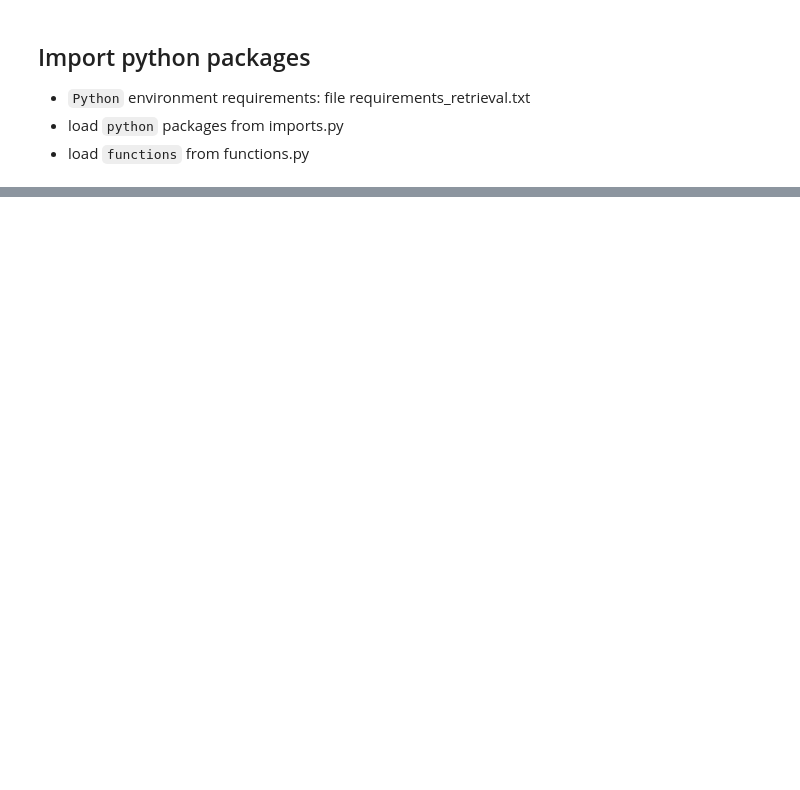
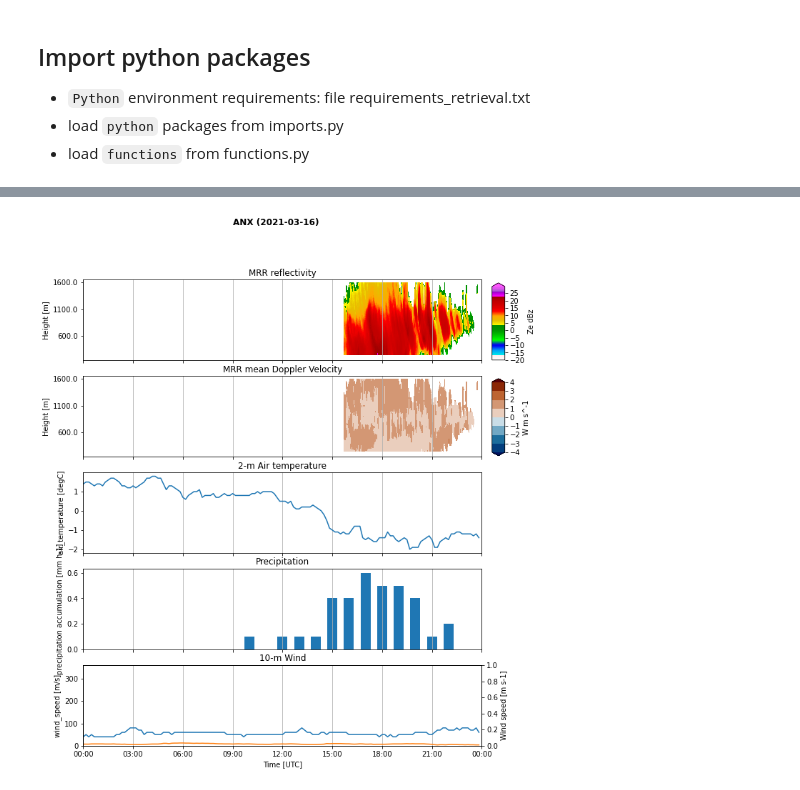
Before and after one commit to franzihe/retrieval_analysis, a Jupyter notebook: work/MRR_IMProToo/plt_mmr_reflectivity.ipynb, the cells around one changed output, grey strips where cells are left out. Drawn from its saved outputs; the diff is of its cells as text; code cells hidden in the pictures; blank space fills up the shorter version.

Commit message:
add precipitation, wind to plot

```diff
--- a/work/MRR_IMProToo/plt_mmr_reflectivity.ipynb
+++ b/work/MRR_IMProToo/plt_mmr_reflectivity.ipynb
@@ -53,8 +60,8 @@ from imports import(xr, glob, plt,radar, np, DateFormatter, datetime, cm)
 %load_ext autoreload
 %autoreload 2
 # %%
-plt.rc('font', size=21) #controls default text size
-plt.rcParams["font.serif"]= ['DejaVu Serif']
+# plt.rc('font', size=21) #controls default text size
+# plt.rcParams["font.serif"]= ['DejaVu Serif']
 # %%
 sites = ["ANX", "ALOMAR"]
 years = ["2021", "2022"]
@@ -96,2 +88,0 @@ met_no_dict['ANX.2022']
-# %%
-key = "ANX.2022"
@@ -120,2 +89,3 @@ for key in mrr_in_dict.keys():
 # %%
-title = ['MRR reflectivity', 'MRR mean Doppler Velocity', '2-m air temperature']
+# key = "ANX.2022"
+title = ['MRR reflectivity', 'MRR mean Doppler Velocity', '2-m Air temperature', 'Precipitation', '10-m Wind']
@@ -124,6 +92,10 @@ title = ['MRR reflectivity', 'MRR mean Doppler Velocity', '2-m air temperature']
-# %%
-j = 0
 # %%
+for key in mrr_in_dict.keys():
+    # print(len(mrr_in_dict[key]))
+
+
+    for j in range(len(mrr_in_dict[key])):
+
         date = mrr_in_dict[key][j][-11:-3]
 
         # Define name for figure
@@ -133,7 +105,80 @@ j = 0
         day_start = datetime.datetime.strptime("{} 00:00:00".format(date), '%Y%m%d %H:%M:%S').strftime('%Y-%m-%d %H:%M:%S')
         day_end = (datetime.datetime.strptime("{} 00:00:00".format(date), '%Y%m%d %H:%M:%S') + datetime.timedelta(hours=23, minutes=59)).strftime('%Y-%m-%d %H:%M:%S')
 
+        # select reflectivity and height to make radar reflectivity plot
+        _Ze = ds_dict[key]['Ze'].sel(time = slice(day_start, day_end))
+        _height = ds_dict[key]['height'].sel(time = slice(day_start, day_end))
+
+        # select mean doppler veleocity
+        _W = ds_dict[key]['W'].sel(time = slice(day_start, day_end))
+
         _air_temp = ds_dict_metno[key]['air_temperature'].sel(time = slice(day_start, day_end))
         _pp = ds_dict_metno[key]['sum(precipitation_amount PT1H)'].sel(time = slice(day_start, day_end)).groupby('time.hour').sum('time')
         _wd = ds_dict_metno[key]['wind_from_direction'].sel(time = slice(day_start, day_end))
         _ws = ds_dict_metno[key]['wind_speed'].sel(time = slice(day_start, day_end))
+
+
+        _sometime = []
+        for hours in _pp.hour.values:
+                _sometime.append((datetime.datetime.strptime("{} 00:00:00".format(date), '%Y%m%d %H:%M:%S') + datetime.timedelta(hours=int(hours))).strftime('%Y-%m-%d %H:%M:%S'))
+
+
+        _pp = _pp.assign_coords({'hour': _sometime}).rename(hour='time')
+        _pp['time'] = pd.DatetimeIndex(_pp['time'].values)
+
+
+
+        fig, axsm = plt.subplots(5, 1, figsize=[10,12], sharex=True, )
+        axs = axsm.flatten()
+
+        p1 = _Ze.plot.contourf(ax = axs[0], x='time', y='range', vmin = -20,
+                            levels = np.arange(-20, 30,0.5),
+                            cmap=plt.get_cmap('pymeteo_radar'), extend='max', add_colorbar=False,)
+        cbaxes = fig.add_axes([0.92, 0.75, 0.025, 0.125])
+        cbar = plt.colorbar(p1, cax=cbaxes, shrink=0.5, orientation='vertical')
+        cbar.ax.set_ylabel('Ze {}'.format(_Ze.attrs['units']))
+
+
+        p2 = _W.plot.contourf(ax = axs[1], x='time', y='range',vmin=-4, vmax=4,
+                         levels=np.arange(-4,4.5), extend='both', cmap=cm.vik, add_colorbar=False,)
+        cbaxes = fig.add_axes([0.92, 0.595, 0.025, 0.125])
+        cbar = plt.colorbar(p2, cax=cbaxes, shrink=0.5, orientation='vertical')
+        cbar.ax.set_ylabel('W {}'.format(_W.attrs['units']))
+
+        _air_temp.plot(ax = axs[2], x='time')
+        # _pp.plot(ax=axs[3], x='time')#.to_series().plot.bar(ax = axs[3], x='time')
+        axs[3].bar(_pp['time'].values, _pp.values, width=0.025, align='center')
+
+        par1 = axs[4].twinx()
+        _wd.plot(ax=axs[4], x='time')
+        _ws.plot(ax=axs[4], x='time')
+
+        _xmax = (datetime.datetime.strptime(day_end, '%Y-%m-%d %H:%M:%S') + datetime.timedelta(minutes=1,)).strftime('%Y-%m-%d %H:%M:%S')
+        # Define the date format
+        date_form = DateFormatter("%H:00")
+        for ax, tt in zip(axs,title):
+            ax.set( xlabel = "",
+                    title =tt)
+            ax.xaxis.grid()
+            ax.set_xlim([day_start, _xmax])
+            ax.tick_params(axis='x', labelrotation=0, )
+            plt.setp(ax.get_xticklabels(), horizontalalignment="center")
+            ax.xaxis.set_major_formatter(date_form)
+        for ax in axs[0:2]:
+                ax.set(ylabel = "Height [m]", yticklabels=_height.isel(time=0).values[::5])
+        axs[3].set_ylabel('precipitation accumulation [mm h-1]')
+
+        axs[4].set_ylim(0, 360)
+        # par1.set_ylim(0, 5)
+        par1.set_ylabel('Wind speed [m s-1]')
+
+        axs[-1].set(xlabel = "Time [UTC]",)
+
+        fig.suptitle("{} ({})".format(key.split('.')[0], _Ze.time.dt.date[0].values), fontweight="bold");
+
+        # plt.tight_layout()
+        # fig.subplots_adjust(top=0.25)
+
+        # save image to png
+        plt.savefig(FIG_DIR + figname, format='png', bbox_inches='tight', transparent=True)
+# %% [output]
@@ -139,0 +186 @@ j = 0
+[figure, added]
```
Also changed, not shown: parts of 17 cells of this notebook.
